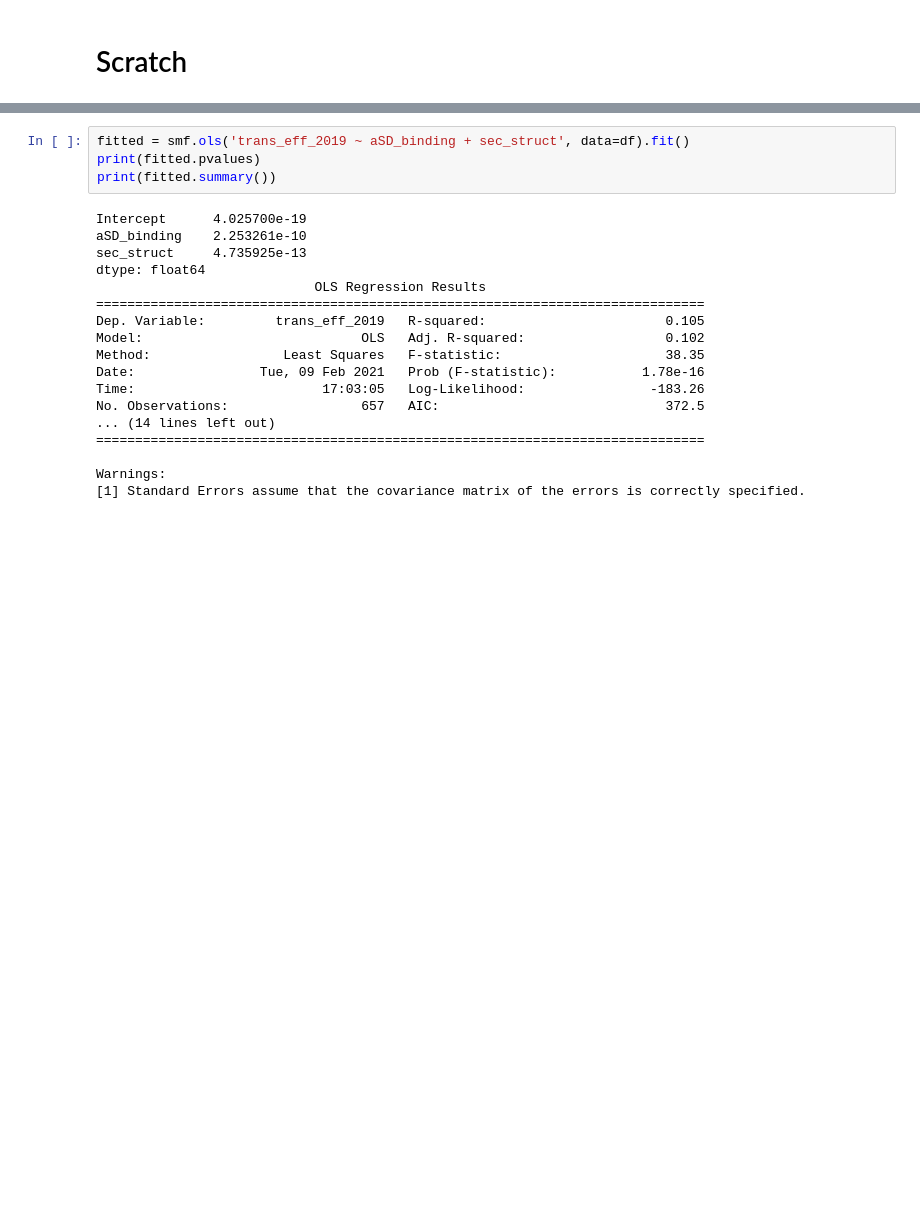
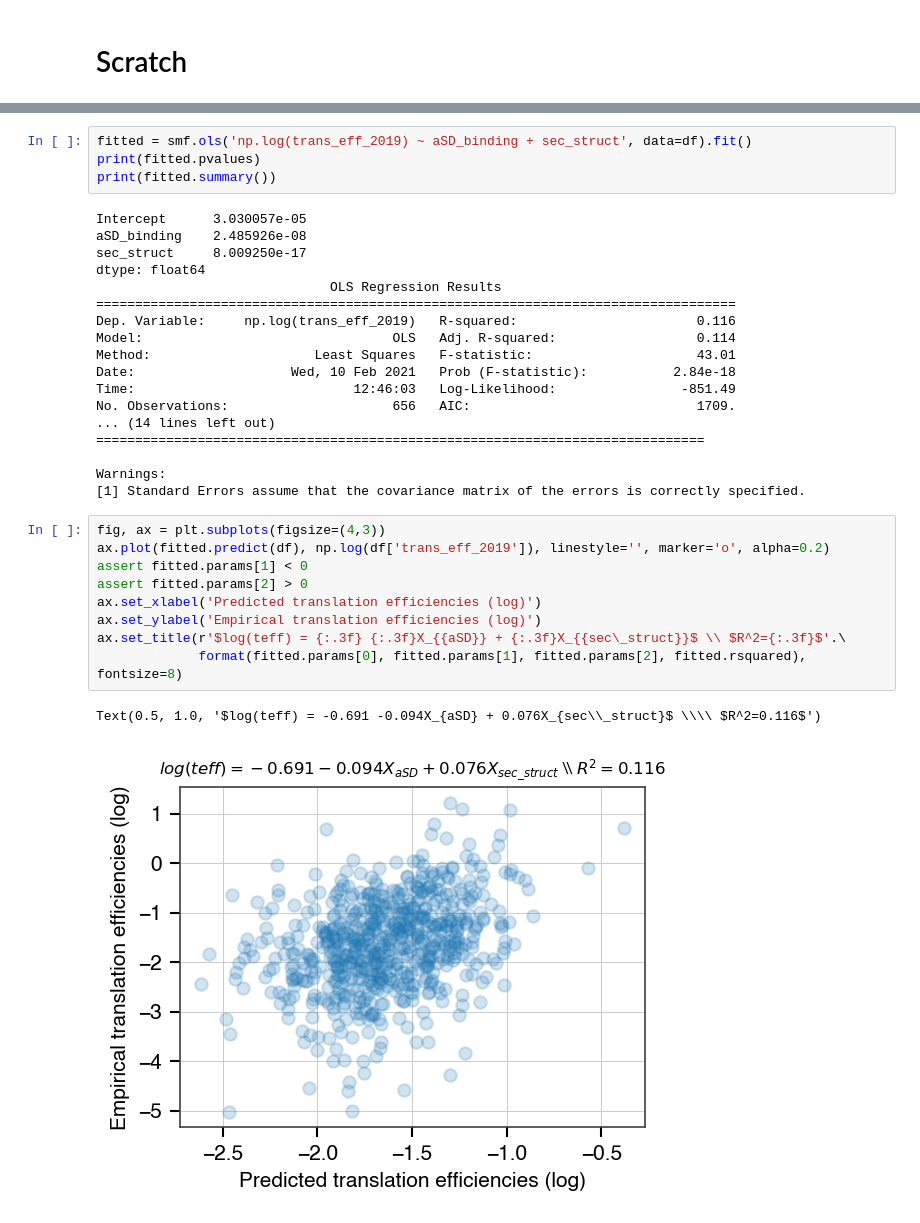
Before and after one commit to adamhockenberry/phage-translation, a Jupyter notebook: Code/6-ecoli_indepth_analysis.ipynb, the cells around one changed output, grey strips where cells are left out. Saved outputs shown, nothing was run; the diff lists cells and outputs as text; blank space fills up the shorter version.

```diff
--- a/Code/6-ecoli_indepth_analysis.ipynb
+++ b/Code/6-ecoli_indepth_analysis.ipynb
@@ -564,22 +587,34 @@ Warnings:
 # %%
-fitted = smf.ols('trans_eff_2019 ~ aSD_binding + sec_struct', data=df).fit()
+fitted = smf.ols('np.log(trans_eff_2019) ~ aSD_binding + sec_struct', data=df).fit()
 print(fitted.pvalues)
 print(fitted.summary())
 # %% [output]
-Intercept      4.025700e-19
-aSD_binding    2.253261e-10
-sec_struct     4.735925e-13
+Intercept      3.030057e-05
+aSD_binding    2.485926e-08
+sec_struct     8.009250e-17
 dtype: float64
-                            OLS Regression Results
-==============================================================================
-Dep. Variable:         trans_eff_2019   R-squared:                       0.105
-Model:                            OLS   Adj. R-squared:                  0.102
-Method:                 Least Squares   F-statistic:                     38.35
-Date:                Tue, 09 Feb 2021   Prob (F-statistic):           1.78e-16
-Time:                        17:03:05   Log-Likelihood:                -183.26
-No. Observations:                 657   AIC:                             372.5
+                              OLS Regression Results
+==================================================================================
+Dep. Variable:     np.log(trans_eff_2019)   R-squared:                       0.116
+Model:                                OLS   Adj. R-squared:                  0.114
+Method:                     Least Squares   F-statistic:                     43.01
+Date:                    Wed, 10 Feb 2021   Prob (F-statistic):           2.84e-18
+Time:                            12:46:03   Log-Likelihood:                -851.49
+No. Observations:                     656   AIC:                             1709.
 ... (14 lines left out)
 ==============================================================================
 
 Warnings:
 [1] Standard Errors assume that the covariance matrix of the errors is correctly specified.
+# %%
+fig, ax = plt.subplots(figsize=(4,3))
+ax.plot(fitted.predict(df), np.log(df['trans_eff_2019']), linestyle='', marker='o', alpha=0.2)
+assert fitted.params[1] < 0
+assert fitted.params[2] > 0
+ax.set_xlabel('Predicted translation efficiencies (log)')
+ax.set_ylabel('Empirical translation efficiencies (log)')
+ax.set_title(r'$log(teff) = {:.3f} {:.3f}X_{{aSD}} + {:.3f}X_{{sec\_struct}}$ \\ $R^2={:.3f}$'.\
+             format(fitted.params[0], fitted.params[1], fitted.params[2], fitted.rsquared), fontsize=8)
+# %% [output]
+Text(0.5, 1.0, '$log(teff) = -0.691 -0.094X_{aSD} + 0.076X_{sec\\_struct}$ \\\\ $R^2=0.116$')
+[figure, added]
```
Also changed, not shown: parts of 4 cells of this notebook, 1 other file.
